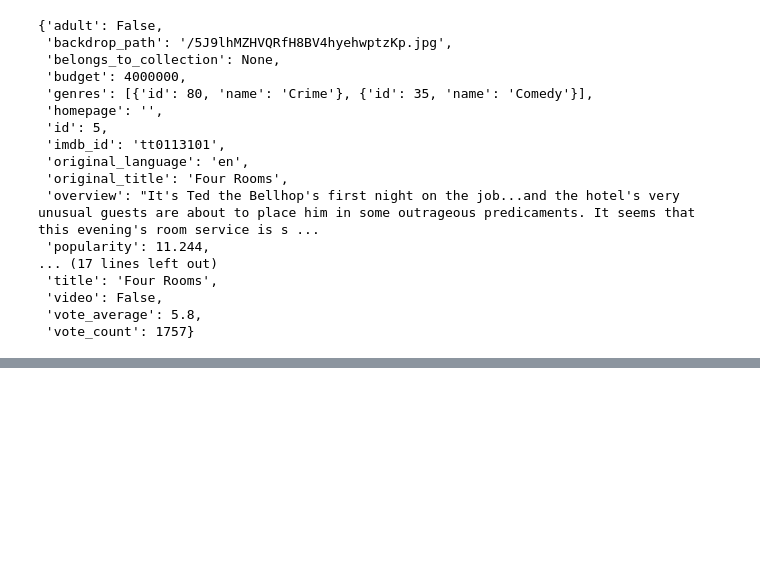
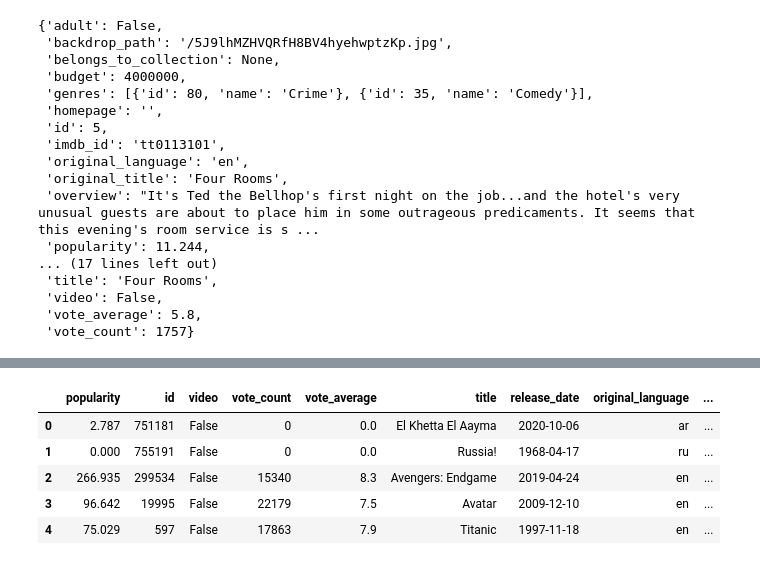
Before and after one commit to alimahzoon/Microsoft-Movie-Analysis, a Jupyter notebook: TMDB-Data.ipynb, the cells around one changed output, grey strips where cells are left out. Cells and saved outputs as stored; diff of their text form; code cells hidden in the pictures; blank space fills up the shorter version.

```diff
--- a/TMDB-Data.ipynb
+++ b/TMDB-Data.ipynb
@@ -25,0 +127,15 @@ tmdb.Movies(5).info()
+# %%
+#Discover API url filtered to movies >= 2004 and containing Drama genre_ID: 18
+api_key='52decf811777c96cdfe3148253cda2cc&language=en-US&sort_by=popularity.desc&include_adult=false&include_video=false&primary_release_year=>%3D2004&with_genres=18'
+discover_api_url = 'https://api.themoviedb.org/3/discover/movie?'+api_key
+
+discover_api = requests.get(discover_api_url).json()
+most_popular_films = discover_api['results']
+# Loop through first 1000 pages (the limit)
+for page in range(2, 1001):
+    discover_api = requests.get(discover_api_url + f"&page={page}").json()
+    most_popular_films.extend(discover_api['results'])
+
+#printing movie_id and movie_title by popularity desc
+for i, film in enumerate(most_popular_films):
+    print(i, film['id'], film['title'])
@@ -25,0 +144,25 @@ tmdb.Movies(5).info()
+# %%
+import requests #to make TMDB API calls
+import time
+
+#Discover API url filtered to movies >= 2004 and containing Drama genre_ID: 18
+api_key = 'api_key=52decf811777c96cdfe3148253cda2cc&language=en-US&sort_by=popularity.desc&include_adult=false&include_video=false&page='
+discover_api_url = 'https://api.themoviedb.org/3/discover/movie?'+api_key
+
+most_popular_films = []
+new_results = True
+page = 1
+while new_results:
+    discover_api = requests.get(discover_api_url + f"&page={page}".format(page)).json()
+    new_results = discover_api.get("results", [])
+    most_popular_films.extend(new_results)
+    time.sleep(1) #Wait a second
+    page += 1
+    if page == 1000:
+        break
+
+#printing movie_id and movie_title by popularity desc
+# for i, film in enumerate(most_popular_films):
+#    print(i, film['id'], film['title'], film['vote_average'])
+
+len(most_popular_films)
@@ -25,0 +226,3 @@ tmdb.Movies(5).info()
+# %%
+df = pd.DataFrame(most_popular_films)
+df.info()
@@ -25,0 +247,9 @@ tmdb.Movies(5).info()
+# %%
+df.head()
+# %% [output]
+|  | popularity | id | video | vote_count | vote_average | title | release_date | original_language | ... |
+| 0 | 2.787 | 751181 | False | 0 | 0.0 | El Khetta El Aayma | 2020-10-06 | ar | ... |
+| 1 | 0.000 | 755191 | False | 0 | 0.0 | Russia! | 1968-04-17 | ru | ... |
+| 2 | 266.935 | 299534 | False | 15340 | 8.3 | Avengers: Endgame | 2019-04-24 | en | ... |
+| 3 | 96.642 | 19995 | False | 22179 | 7.5 | Avatar | 2009-12-10 | en | ... |
+| 4 | 75.029 | 597 | False | 17863 | 7.9 | Titanic | 1997-11-18 | en | ... |
```
Also changed, not shown: parts of 25 cells of this notebook.
